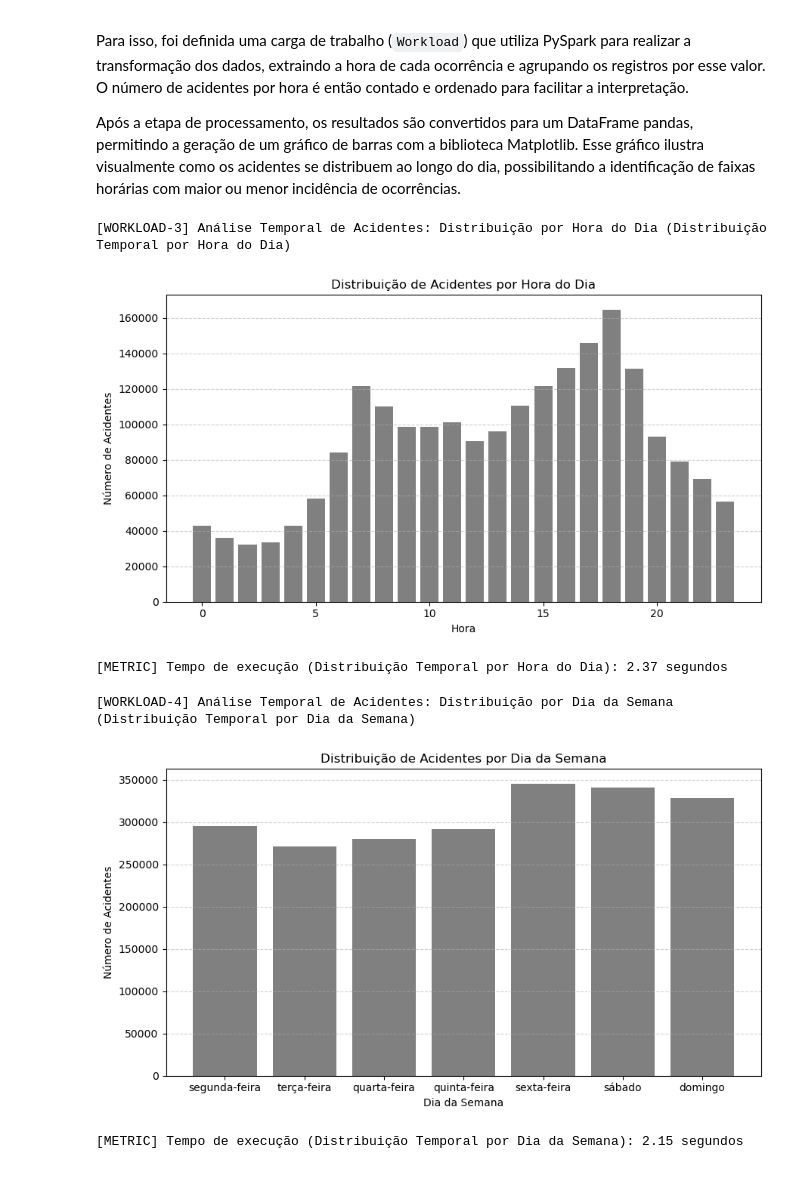
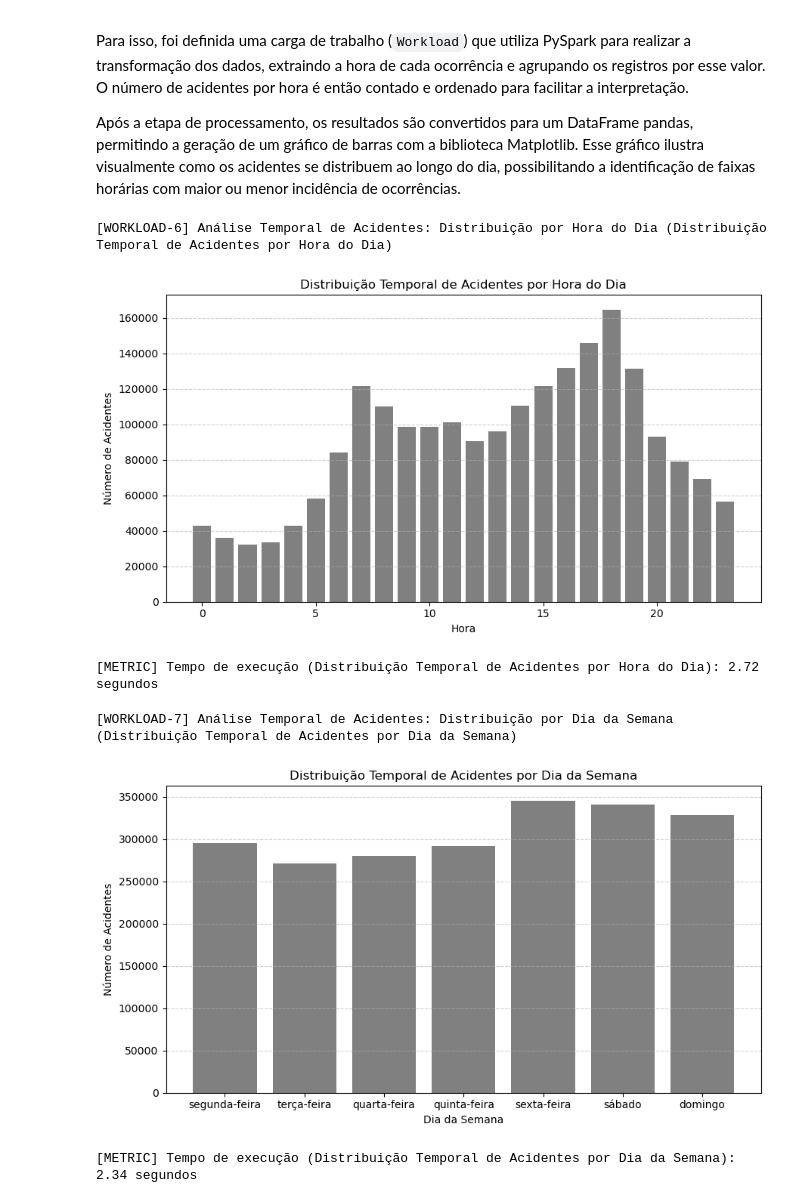
Before and after one commit to viniciusvdias/pdm, a Jupyter notebook: finalproject/20251/g8/src/notebook.ipynb, the cells around one changed output. Cells and saved outputs as stored; diff of their text form; code cells hidden in the pictures.

```diff
--- a/finalproject/20251/g8/src/notebook.ipynb
+++ b/finalproject/20251/g8/src/notebook.ipynb
@@ -103,15 +222,15 @@ def analise_distribuicao_temporal(df, tipo="hora"):
 
     if tipo == "hora":
         df_temp = df.withColumn("tempo", hour("horario"))
-        titulo = "Distribuição de Acidentes por Hora do Dia"
+        titulo = "Distribuição Temporal de Acidentes por Hora do Dia"
         eixo_x = "Hora"
     elif tipo == "semana":
         df_temp = df.withColumn("tempo", col("dia_semana"))
-        titulo = "Distribuição de Acidentes por Dia da Semana"
+        titulo = "Distribuição Temporal de Acidentes por Dia da Semana"
         eixo_x = "Dia da Semana"
     elif tipo == "ano":
         df_temp = df.withColumn("tempo", year(col("data_inversa")))
-        titulo = "Distribuição de Acidentes por Ano"
+        titulo = "Distribuição Temporal de Acidentes por Ano"
         eixo_x = "Ano"
     else:
         raise ValueError("O parâmetro 'tipo' deve ser 'hora', 'semana' ou 'ano'.")
@@ -142,33 +261,33 @@ def analise_distribuicao_temporal(df, tipo="hora"):
 # %%
 from utils.workload import Workload
 
 # Cria uma workload para distribuição por hora
 workload_temporal_hora = Workload(
-    name="Distribuição Temporal por Hora do Dia",
-    description="[WORKLOAD-3] Análise Temporal de Acidentes: Distribuição por Hora do Dia",
+    name="Distribuição Temporal de Acidentes por Hora do Dia",
+    description="[WORKLOAD-6] Análise Temporal de Acidentes: Distribuição por Hora do Dia",
     execute_fn=lambda df: analise_distribuicao_temporal(df, tipo="hora")
 )
 
 workload_temporal_hora.run(df_ocorrencias)
 # %% [output]
-[WORKLOAD-3] Análise Temporal de Acidentes: Distribuição por Hora do Dia (Distribuição Temporal por Hora do Dia)
+[WORKLOAD-6] Análise Temporal de Acidentes: Distribuição por Hora do Dia (Distribuição Temporal de Acidentes por Hora do Dia)
-[figure, old version]
+[figure, new version]
-[METRIC] Tempo de execução (Distribuição Temporal por Hora do Dia): 2.37 segundos
+[METRIC] Tempo de execução (Distribuição Temporal de Acidentes por Hora do Dia): 2.72 segundos
 # %%
 from utils.workload import Workload
 
 # Cria uma workload para distribuição por dia da semana
 workload_temporal_hora = Workload(
-    name="Distribuição Temporal por Dia da Semana",
-    description="[WORKLOAD-4] Análise Temporal de Acidentes: Distribuição por Dia da Semana",
+    name="Distribuição Temporal de Acidentes por Dia da Semana",
+    description="[WORKLOAD-7] Análise Temporal de Acidentes: Distribuição por Dia da Semana",
     execute_fn=lambda df: analise_distribuicao_temporal(df, tipo="semana")
 )
 
 workload_temporal_hora.run(df_ocorrencias)
 # %% [output]
-[WORKLOAD-4] Análise Temporal de Acidentes: Distribuição por Dia da Semana (Distribuição Temporal por Dia da Semana)
+[WORKLOAD-7] Análise Temporal de Acidentes: Distribuição por Dia da Semana (Distribuição Temporal de Acidentes por Dia da Semana)
-[figure, old version]
+[figure, new version]
-[METRIC] Tempo de execução (Distribuição Temporal por Dia da Semana): 2.15 segundos
+[METRIC] Tempo de execução (Distribuição Temporal de Acidentes por Dia da Semana): 2.34 segundos
 # %%
 from utils.workload import Workload
 
```
Also changed, not shown: parts of 6 cells of this notebook.
